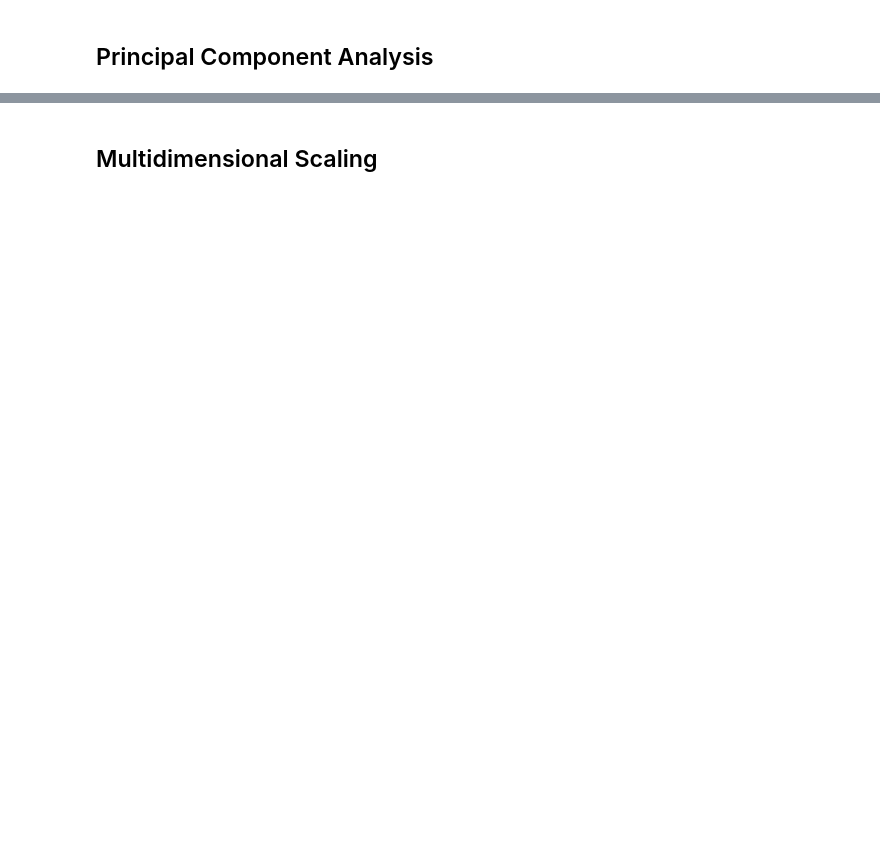
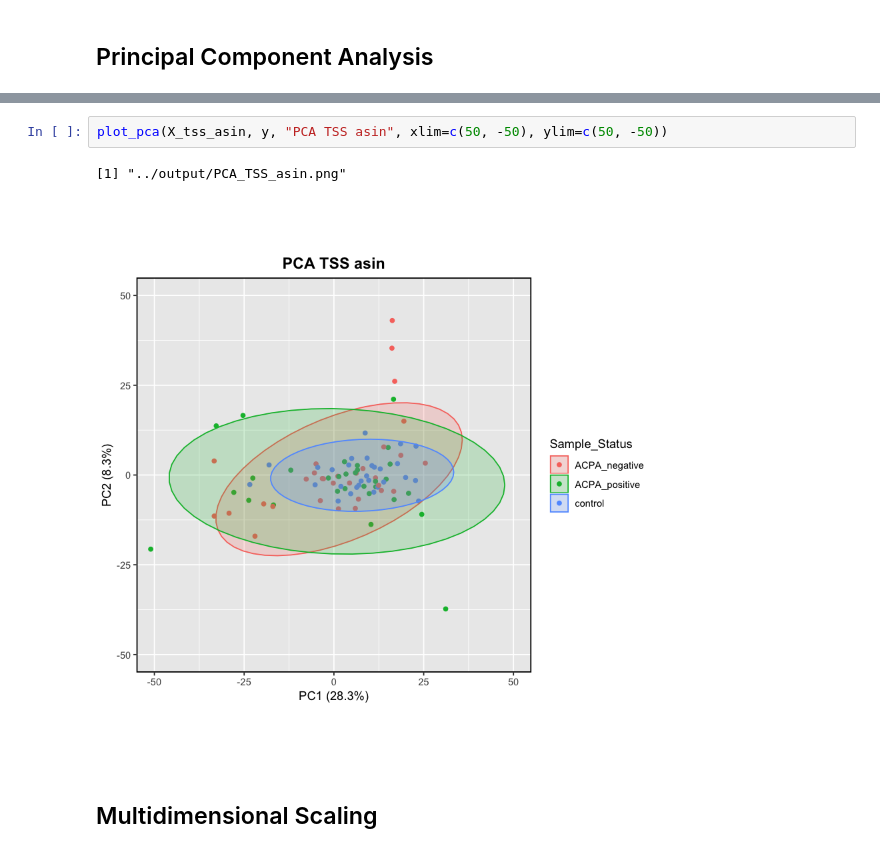
Before and after one commit to danielchang2002/Auto-antibody-Profiling-in-RA, a Jupyter notebook: src/DataVisualization.ipynb, the cells around one changed output, grey strips where cells are left out. Drawn from its saved outputs; the diff is of its cells as text; blank space fills up the shorter version.

```diff
--- a/src/DataVisualization.ipynb
+++ b/src/DataVisualization.ipynb
@@ -96,3 +118,8 @@ pdf
+# %%
+plot_pca(X_tss_asin, y, "PCA TSS asin", xlim=c(50, -50), ylim=c(50, -50))
+# %% [output]
+[1] "../output/PCA_TSS_asin.png"
+[figure, added]
 # %% [markdown]
 ## Multidimensional Scaling
 # %%
```
Also changed, not shown: parts of 21 cells of this notebook, 8 other files.
